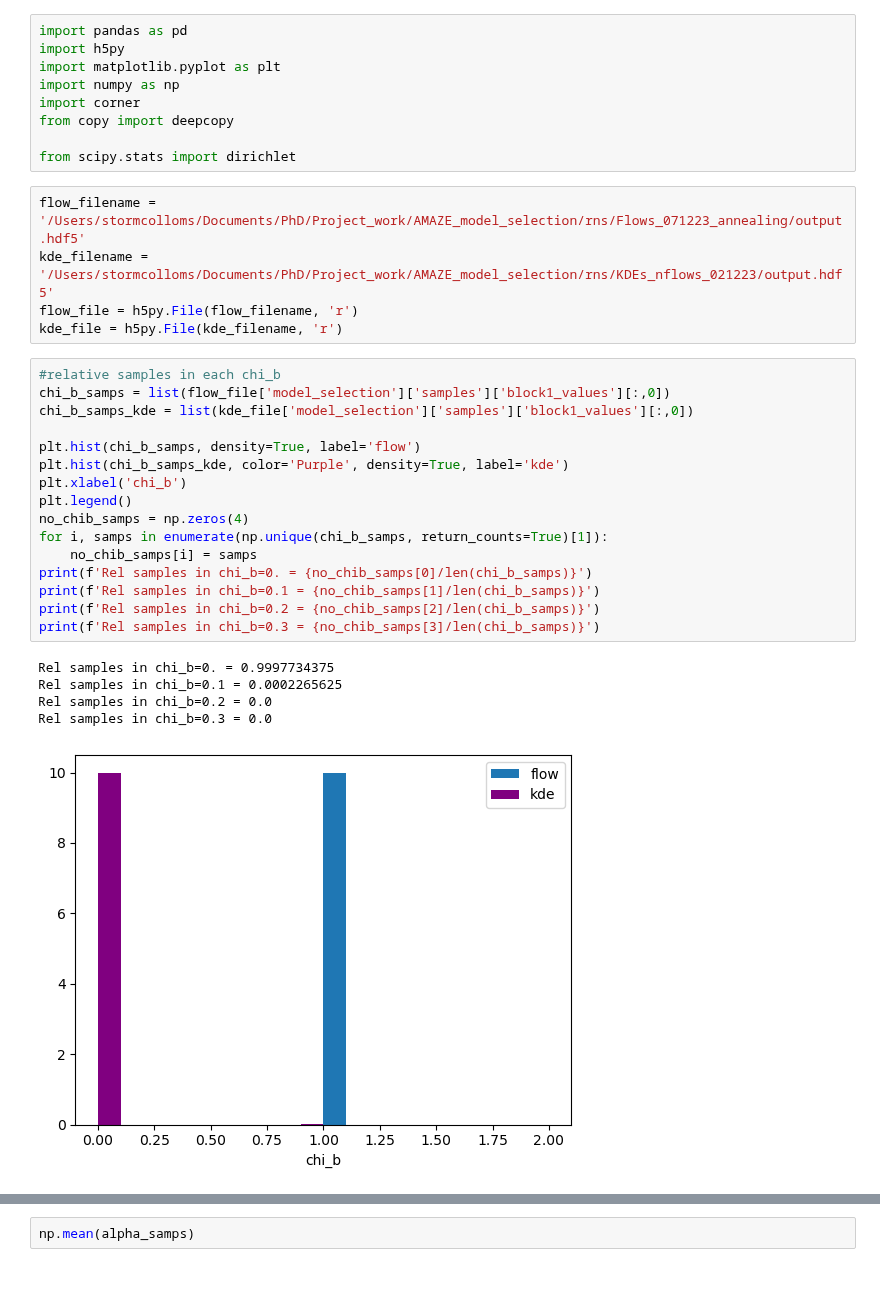
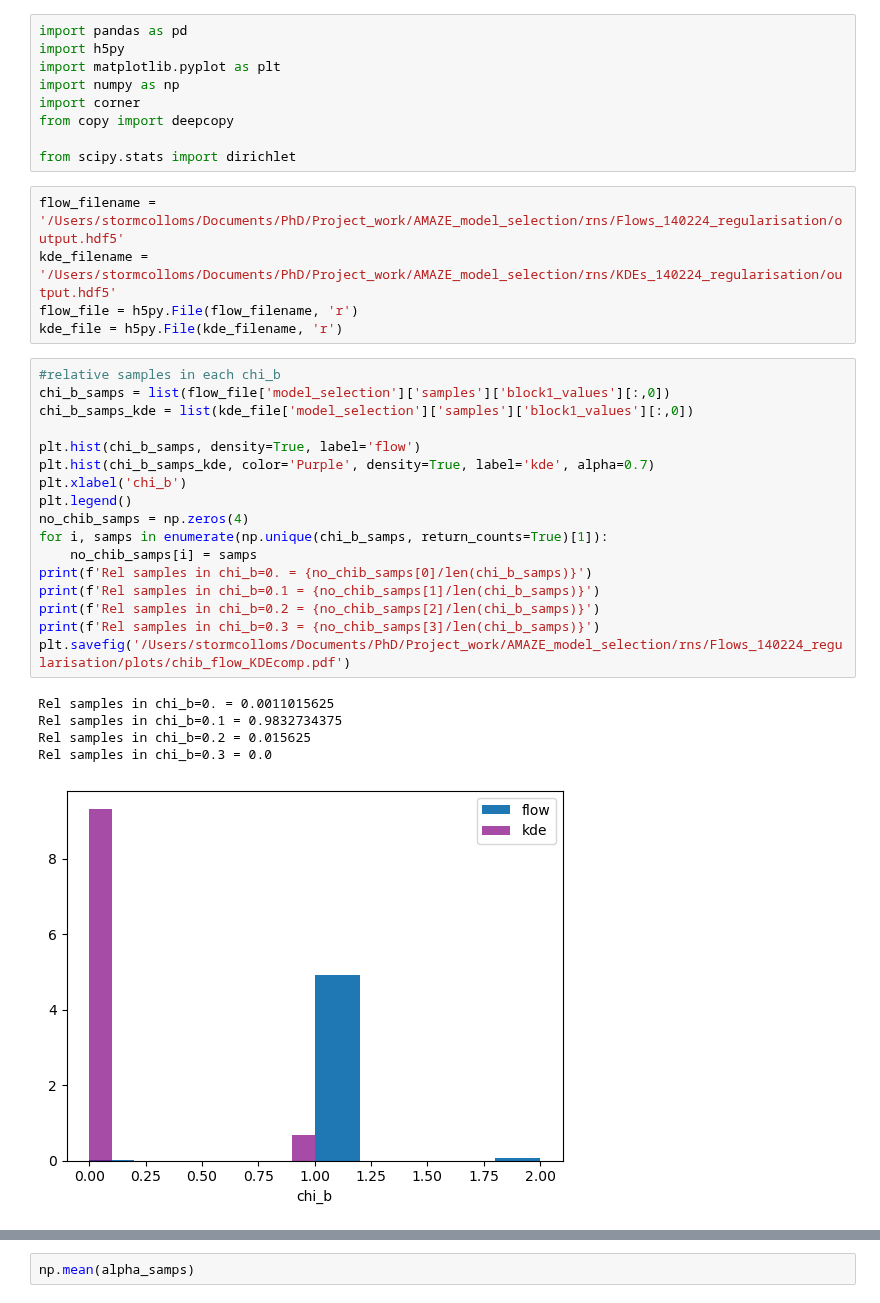
Before and after one commit to scolloms/AMAZE_model_selection, a Jupyter notebook: rns/postsample_analyses.ipynb, the cells around one changed output, grey strips where cells are left out. Drawn from its saved outputs; the diff is of its cells as text.

Commit message:
regularisation analysis

```diff
--- a/rns/postsample_analyses.ipynb
+++ b/rns/postsample_analyses.ipynb
@@ -8,32 +8,33 @@ from copy import deepcopy
 
 from scipy.stats import dirichlet
 # %%
-flow_filename = '/Users/stormcolloms/Documents/PhD/Project_work/AMAZE_model_selection/rns/Flows_071223_annealing/output.hdf5'
-kde_filename = '/Users/stormcolloms/Documents/PhD/Project_work/AMAZE_model_selection/rns/KDEs_nflows_021223/output.hdf5'
+flow_filename = '/Users/stormcolloms/Documents/PhD/Project_work/AMAZE_model_selection/rns/Flows_140224_regularisation/output.hdf5'
+kde_filename = '/Users/stormcolloms/Documents/PhD/Project_work/AMAZE_model_selection/rns/KDEs_140224_regularisation/output.hdf5'
 flow_file = h5py.File(flow_filename, 'r')
 kde_file = h5py.File(kde_filename, 'r')
 # %%
 #relative samples in each chi_b
 chi_b_samps = list(flow_file['model_selection']['samples']['block1_values'][:,0])
 chi_b_samps_kde = list(kde_file['model_selection']['samples']['block1_values'][:,0])
 
 plt.hist(chi_b_samps, density=True, label='flow')
-plt.hist(chi_b_samps_kde, color='Purple', density=True, label='kde')
+plt.hist(chi_b_samps_kde, color='Purple', density=True, label='kde', alpha=0.7)
 plt.xlabel('chi_b')
 plt.legend()
 no_chib_samps = np.zeros(4)
 for i, samps in enumerate(np.unique(chi_b_samps, return_counts=True)[1]):
     no_chib_samps[i] = samps
 print(f'Rel samples in chi_b=0. = {no_chib_samps[0]/len(chi_b_samps)}')
 print(f'Rel samples in chi_b=0.1 = {no_chib_samps[1]/len(chi_b_samps)}')
 print(f'Rel samples in chi_b=0.2 = {no_chib_samps[2]/len(chi_b_samps)}')
 print(f'Rel samples in chi_b=0.3 = {no_chib_samps[3]/len(chi_b_samps)}')
+plt.savefig('/Users/stormcolloms/Documents/PhD/Project_work/AMAZE_model_selection/rns/Flows_140224_regularisation/plots/chib_flow_KDEcomp.pdf')
 # %% [output]
-Rel samples in chi_b=0. = 0.9997734375
-Rel samples in chi_b=0.1 = 0.0002265625
-Rel samples in chi_b=0.2 = 0.0
+Rel samples in chi_b=0. = 0.0011015625
+Rel samples in chi_b=0.1 = 0.9832734375
+Rel samples in chi_b=0.2 = 0.015625
 Rel samples in chi_b=0.3 = 0.0
-[figure, old version]
+[figure, new version]
 # %%
 np.mean(chi_b_samps)
 # %% [output]
```
Also changed, not shown: parts of 3 cells of this notebook, 4 other files.
